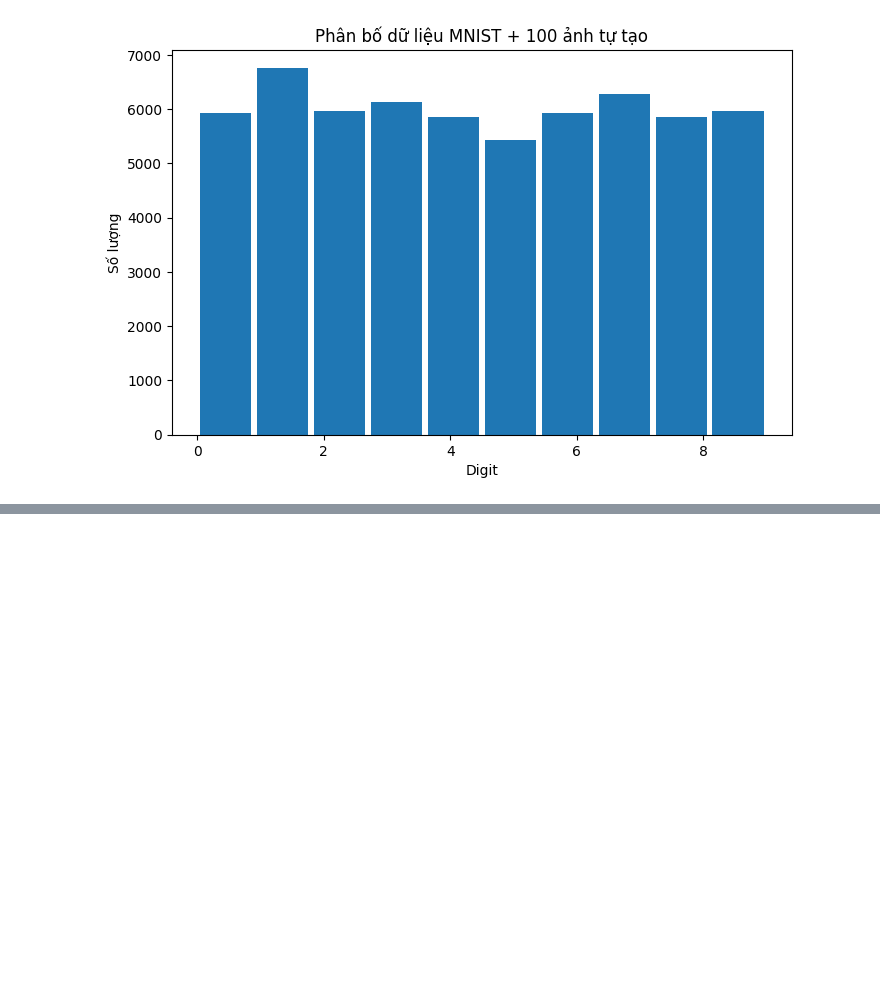
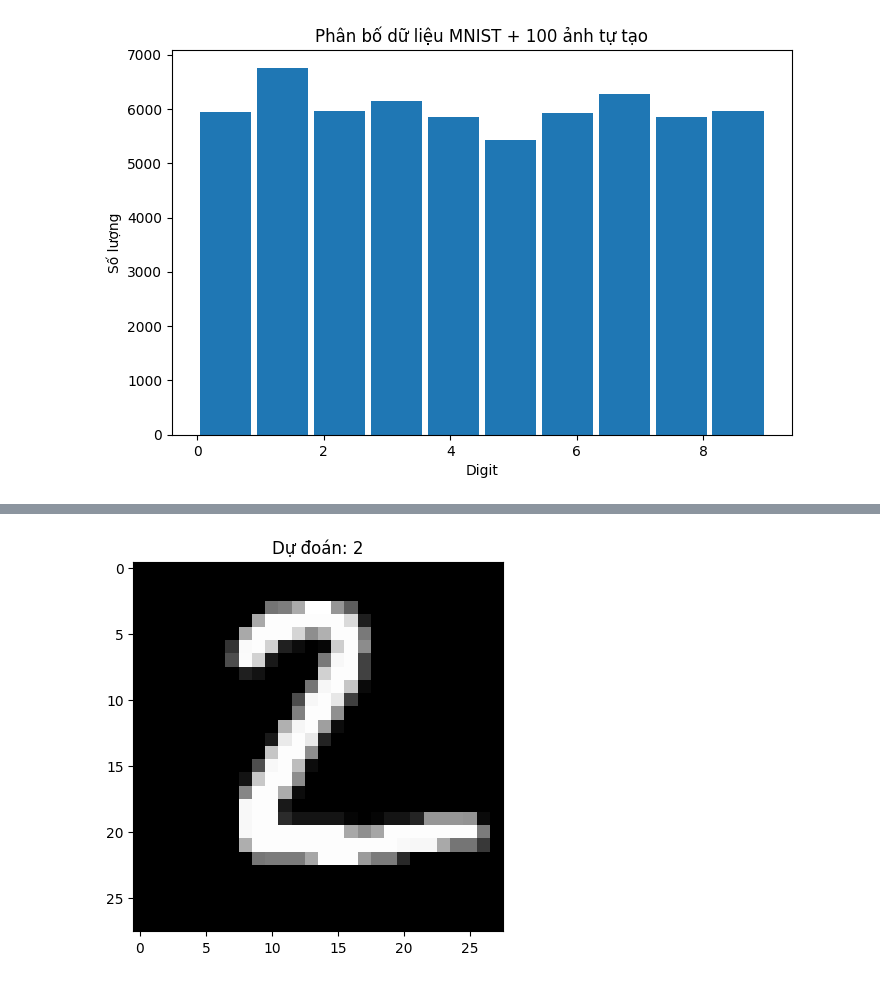
Before and after one commit to tuk3kCS/PTIT, a Jupyter notebook: 20251/IntSys/casestudy1.ipynb, the cells around one changed output, grey strips where cells are left out. Cells and saved outputs as stored; diff of their text form; code cells hidden in the pictures; blank space fills up the shorter version.

```diff
--- a/20251/IntSys/casestudy1.ipynb
+++ b/20251/IntSys/casestudy1.ipynb
@@ -178,0 +173,6 @@ Epoch 5/5
+# %%
+test = x_test[1]
+plt.imshow(test.reshape(28,28), cmap="gray")
+plt.title("Dự đoán: " + str(np.argmax(model_keras.predict(test.reshape(1,28,28,1)))))
+plt.show()
+# %% [output]
@@ -178,0 +180 @@ Epoch 5/5
+[figure, added]
```
Also changed, not shown: parts of 7 cells of this notebook, 12 other files.
